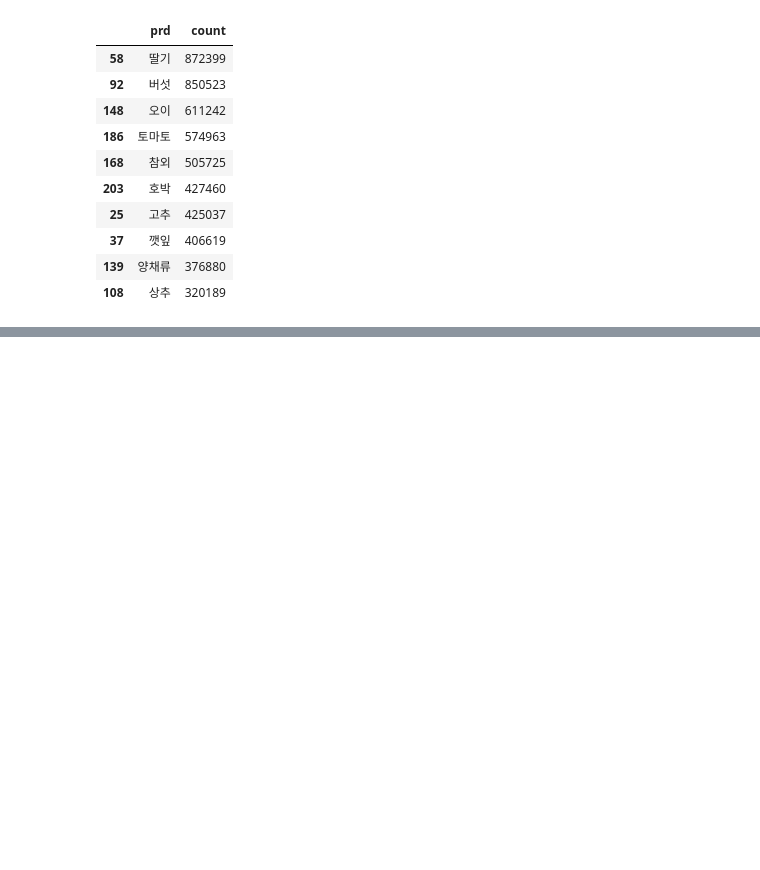
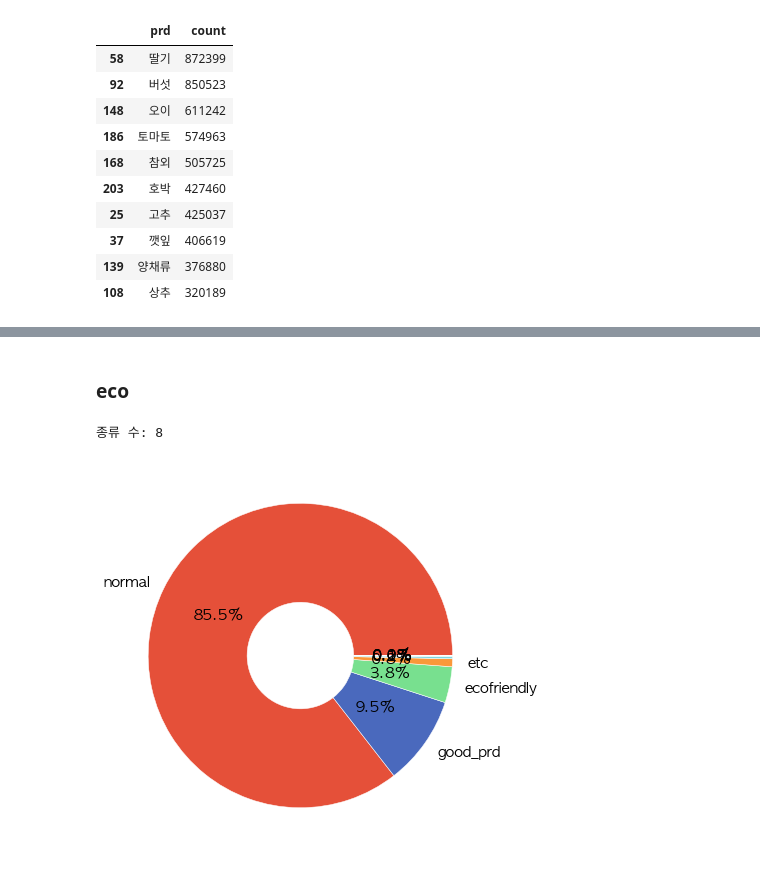
Before and after one commit to LUCI031/grocery_auction, a Jupyter notebook: eda.ipynb, the cells around one changed output, grey strips where cells are left out. Saved outputs shown, nothing was run; the diff lists cells and outputs as text; code cells hidden in the pictures; blank space fills up the shorter version.

```diff
--- a/eda.ipynb
+++ b/eda.ipynb
@@ -519,0 +497,20 @@ Product 최소 거래 횟수: 50
+# %% [markdown]
+### eco
+# %%
+# 종류 수
+print(f"종류 수: {len(df['eco'].unique())}")
+df_eco = df['eco'].value_counts().to_frame()
+df_eco.reset_index(inplace=True)
+df_eco = df_eco.rename(columns={'eco':'count','index':'eco'})
+
+
+plt.figure(figsize=(7,7),facecolor='white')
+wedgeprops={'width': 0.65, 'edgecolor': 'w', 'linewidth': 0.5}
+plt.rc('font', size=15)
+labels = ['normal', 'good_prd', 'ecofriendly', 'etc','','','','']
+colors = ['#e55039','#4a69bd','#78e08f','#fa983a','#7ed6df','#c7ecee']
+plt.pie(df_eco['count'],labels=labels,autopct='%.1f%%',wedgeprops=wedgeprops,colors=colors)
+plt.show()
+# %% [output]
+종류 수: 8
+[figure, added]
```
Also changed, not shown: parts of 11 cells of this notebook.
